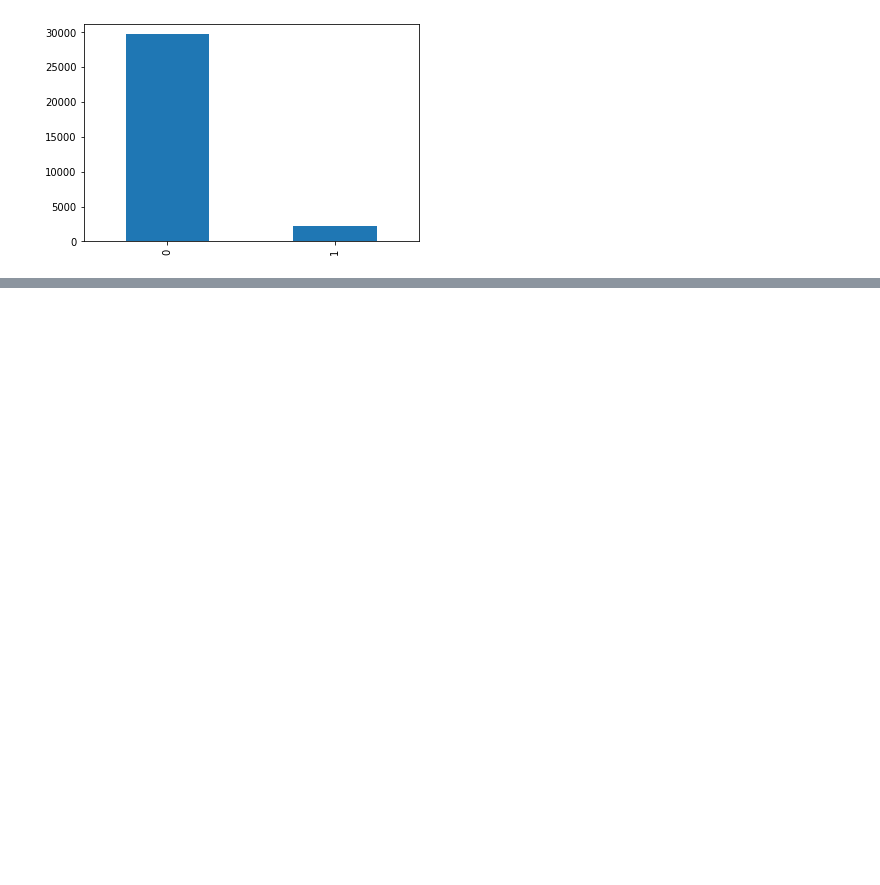
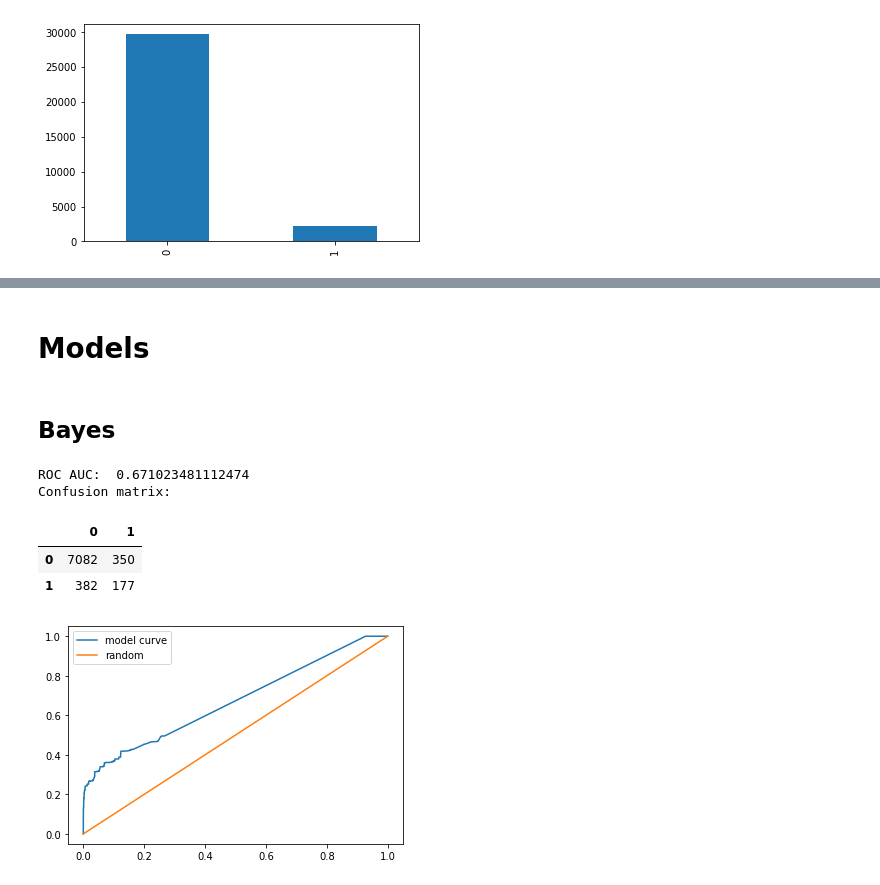
Before and after one commit to EvgeniyBline/TweetsSentimentAnalysis, a Jupyter notebook: TweetsSentimentAnalysis.ipynb, the cells around one changed output, grey strips where cells are left out. Drawn from its saved outputs; the diff is of its cells as text; code cells hidden in the pictures; blank space fills up the shorter version.

```diff
--- a/TweetsSentimentAnalysis.ipynb
+++ b/TweetsSentimentAnalysis.ipynb
@@ -20,6 +28,6 @@ dataset source https://www.kaggle.com/arkhoshghalb/twitter-sentiment-analysis-ha
 # %%
-train_tweets = pd.read_csv('~/archive-3/train.csv', usecols=['label', 'tweet'])
-test_tweets = pd.read_csv('~/archive-3/test.csv')
+train_tweets = pd.read_csv('/Users/evgeniy/Downloads/archive-3/train.csv', usecols=['label', 'tweet'])
+test_tweets = pd.read_csv('/Users/evgeniy/Downloads/archive-3/test.csv')
 # %%
 train_tweets.info()
 # %% [output]
@@ -77,7 +75,0 @@ X_train, X_test, y_train, y_test = train_test_split(sparsed,
-# %%
-model = BernoulliNB()
-model.fit(X_train, y_train)
-preds_proba = model.predict_proba(X_test)
-preds = model.predict(X_test)
-print('ROC AUC: ', roc_auc_score(y_test, preds_proba[: , 1]))
-pd.DataFrame(confusion_matrix(y_test, preds))
@@ -89,2 +94,28 @@ ROC AUC:  0.671023481112474
+# %% [markdown]
+# Models
+# %% [markdown]
+## Bayes
+# %%
+def test_model(model, X_train=X_train, X_test=X_test,
+              y_train=y_train, y_test=y_test):
+    model.fit(X_train, y_train)
+    preds_proba = model.predict_proba(X_test)
+    preds = model.predict(X_test)
+    print('ROC AUC: ', roc_auc_score(y_test, preds_proba[: , 1]))
+    print('Confusion matrix:')
+    display(pd.DataFrame(confusion_matrix(y_test, preds)))
+    fpr, tpr, _ = roc_curve(y_test, preds_proba[: , 1])
+    plt.plot(fpr, tpr, label='model curve')
+    plt.plot([0, 1], [0, 1], '-', label='random')
+    plt.legend();
+# %%
+test_model(model)
+# %% [output]
+ROC AUC:  0.671023481112474
+Confusion matrix:
+|  | 0 | 1 |
+| 0 | 7082 | 350 |
+| 1 | 382 | 177 |
+[figure, added]
 # %%
 model = MultinomialNB()
```
Also changed, not shown: parts of 24 cells of this notebook.
